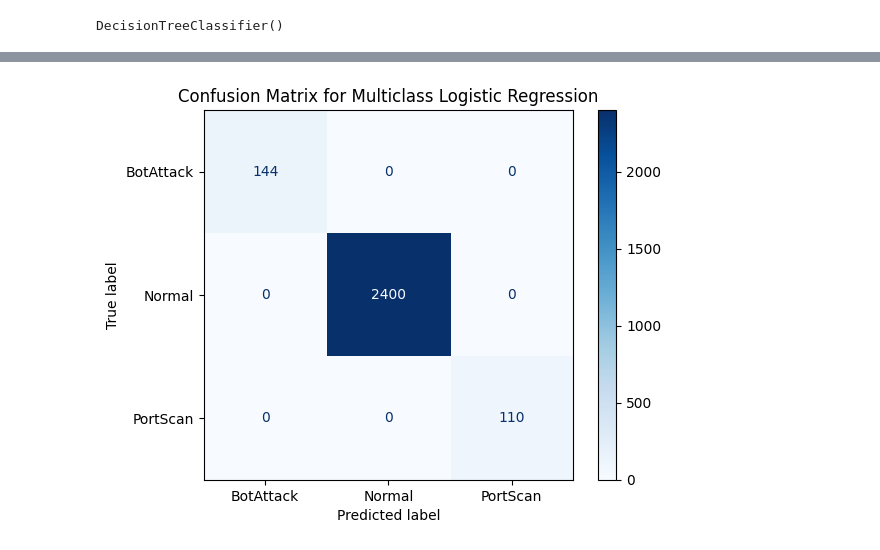
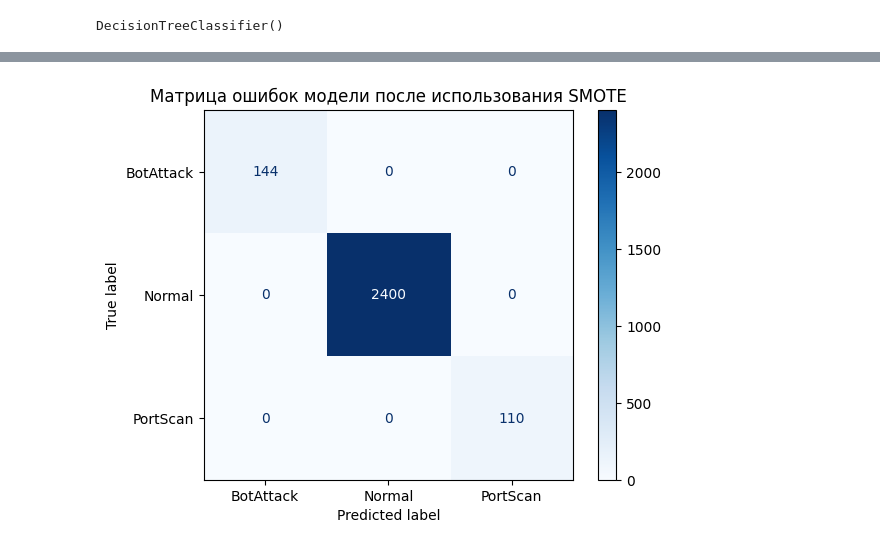
Before and after one commit to iamrus1/Intrusion-Log-Analysis, a Jupyter notebook: Intrusion detection log - Decision Tree.ipynb, the cells around one changed output, grey strips where cells are left out. Saved outputs shown, nothing was run; the diff lists cells and outputs as text; code cells hidden in the pictures.

```diff
--- a/Intrusion detection log - Decision Tree.ipynb
+++ b/Intrusion detection log - Decision Tree.ipynb
@@ -732,9 +712,9 @@ weighted avg       1.00      1.00      1.00      2654
 # %%
 ConfusionMatrixDisplay.from_estimator(model2, X_test, y_test, cmap='Blues')
-plt.title('Confusion Matrix for Multiclass Logistic Regression')
+plt.title('Матрица ошибок модели после использования SMOTE')
 plt.show()
 # %% [output]
-[figure, old version]
+[figure, new version]
 # %% [markdown]
 ## Вывод
 
```
Also changed, not shown: parts of 7 cells of this notebook.
